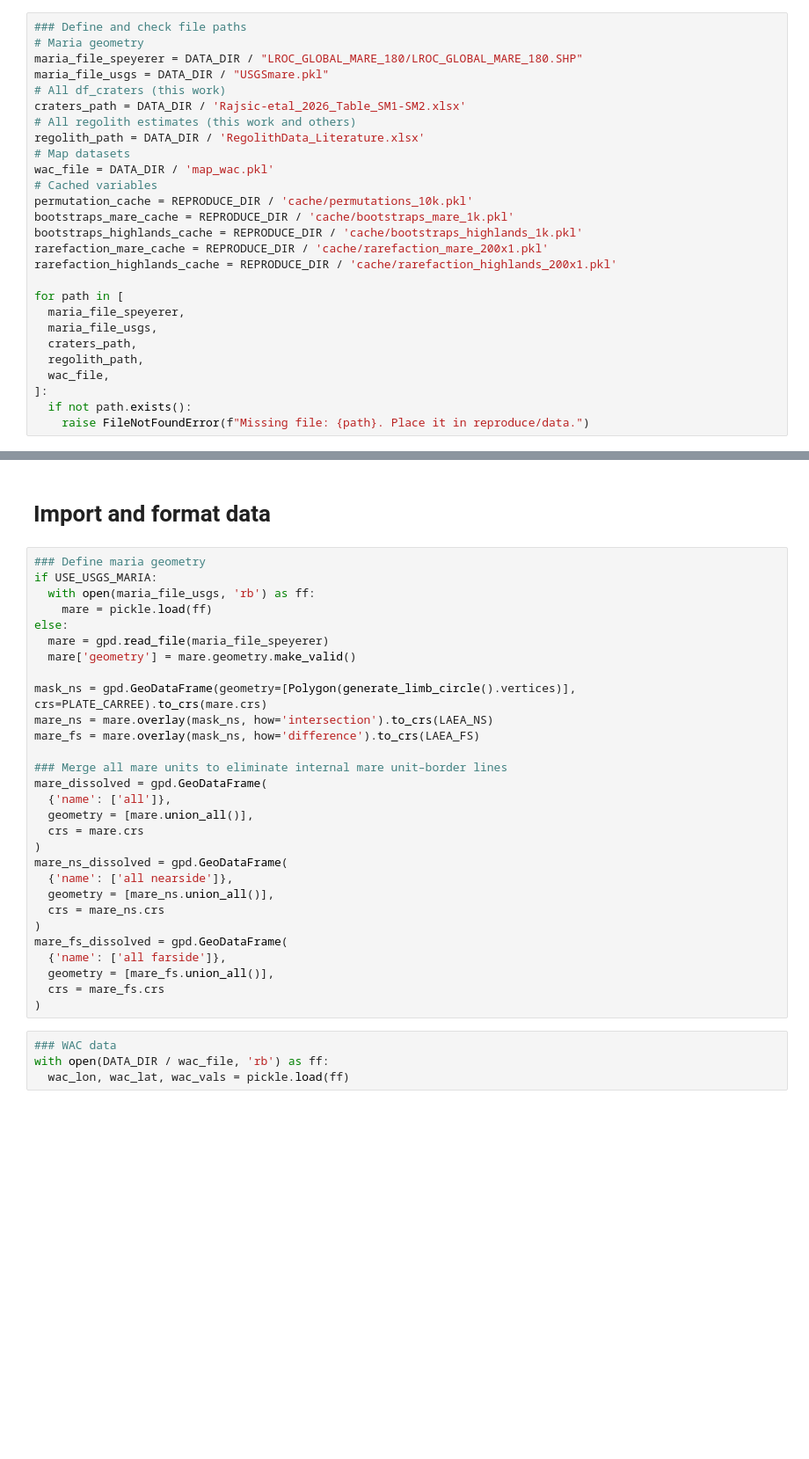
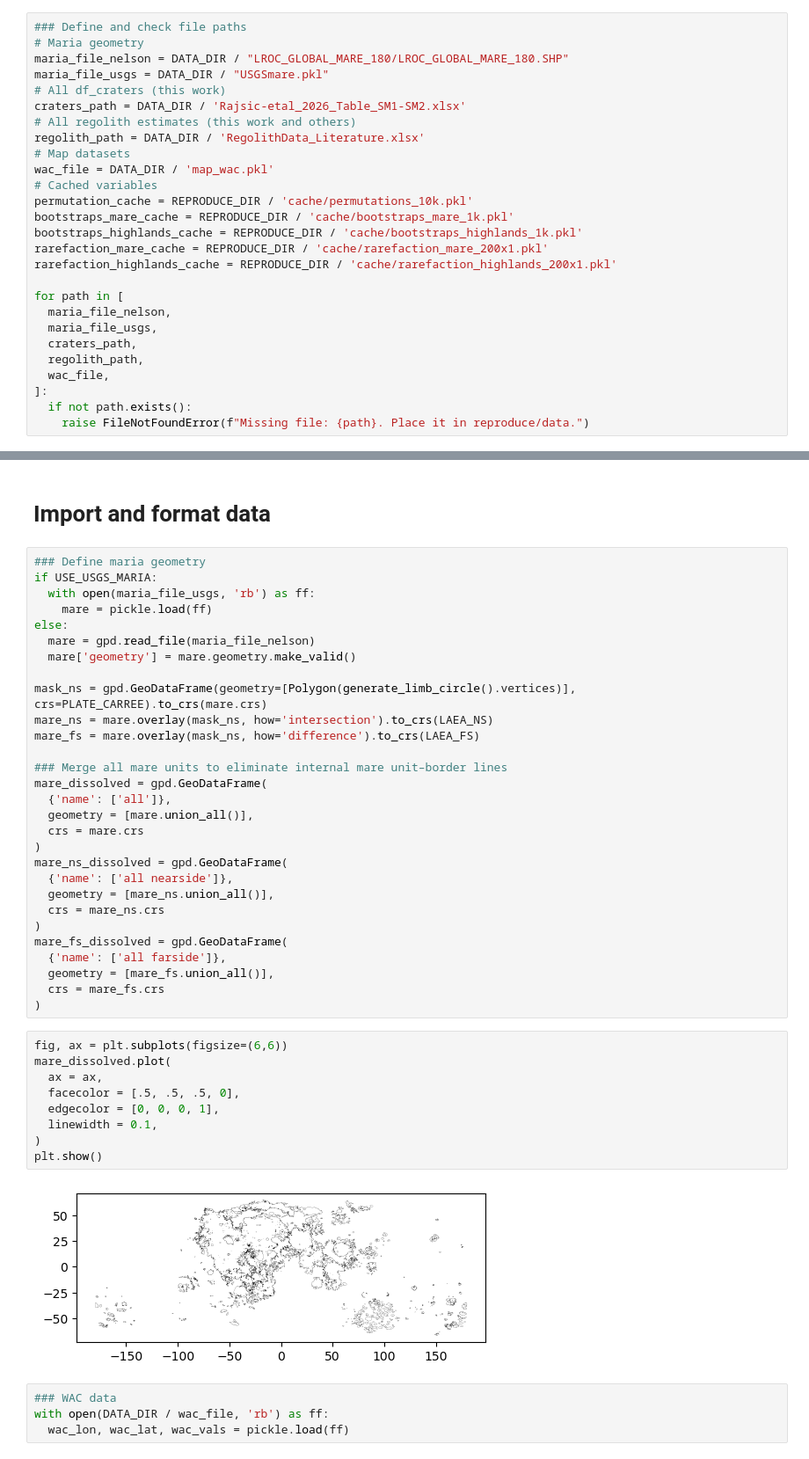
Before and after one commit to mattjsquared/lunar-surface-regolith, a Jupyter notebook: reproduce/reproduce.ipynb, the cells around one changed output, grey strips where cells are left out. Shown at 88% size. Cells and saved outputs as stored; diff of their text form; blank space fills up the shorter version.

Commit message:
Correct citation and variable names for Nelson+2014 maria shapefile

```diff
--- a/reproduce/reproduce.ipynb
+++ b/reproduce/reproduce.ipynb
@@ -63,7 +63,7 @@ from regolith_map.estimation import logistic_crossover_estimate
 # %%
 ### Define and check file paths
 # Maria geometry
-maria_file_speyerer = DATA_DIR / "LROC_GLOBAL_MARE_180/LROC_GLOBAL_MARE_180.SHP"
+maria_file_nelson = DATA_DIR / "LROC_GLOBAL_MARE_180/LROC_GLOBAL_MARE_180.SHP"
 maria_file_usgs = DATA_DIR / "USGSmare.pkl"
 # All df_craters (this work)
 craters_path = DATA_DIR / 'Rajsic-etal_2026_Table_SM1-SM2.xlsx'
@@ -79,7 +79,7 @@ rarefaction_mare_cache = REPRODUCE_DIR / 'cache/rarefaction_mare_200x1.pkl'
 rarefaction_highlands_cache = REPRODUCE_DIR / 'cache/rarefaction_highlands_200x1.pkl'
 
 for path in [
-  maria_file_speyerer,
+  maria_file_nelson,
   maria_file_usgs,
   craters_path,
   regolith_path,
@@ -108,7 +108,7 @@ if USE_USGS_MARIA:
   with open(maria_file_usgs, 'rb') as ff:
     mare = pickle.load(ff)
 else:
-  mare = gpd.read_file(maria_file_speyerer)
+  mare = gpd.read_file(maria_file_nelson)
   mare['geometry'] = mare.geometry.make_valid()
 
 mask_ns = gpd.GeoDataFrame(geometry=[Polygon(generate_limb_circle().vertices)], crs=PLATE_CARREE).to_crs(mare.crs)
@@ -131,6 +131,17 @@ mare_fs_dissolved = gpd.GeoDataFrame(
   geometry = [mare_fs.union_all()],
   crs = mare_fs.crs
 )
+# %%
+fig, ax = plt.subplots(figsize=(6,6))
+mare_dissolved.plot(
+  ax = ax,
+  facecolor = [.5, .5, .5, 0],
+  edgecolor = [0, 0, 0, 1],
+  linewidth = 0.1,
+)
+plt.show()
+# %% [output]
+[figure, added]
 # %%
 ### WAC data
 with open(DATA_DIR / wac_file, 'rb') as ff:
```
Also changed, not shown: parts of 2 cells of this notebook, 1 other file.
